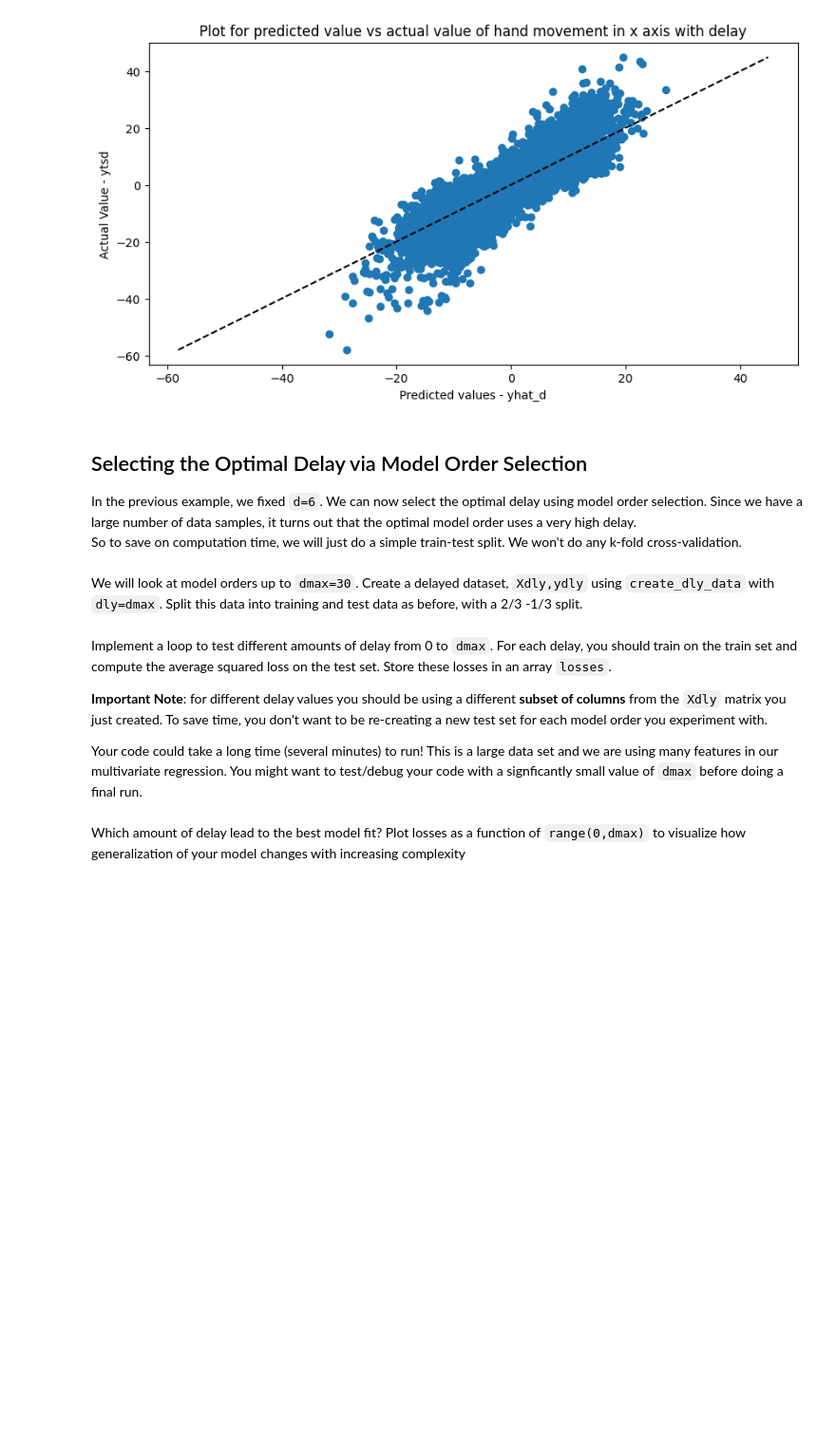
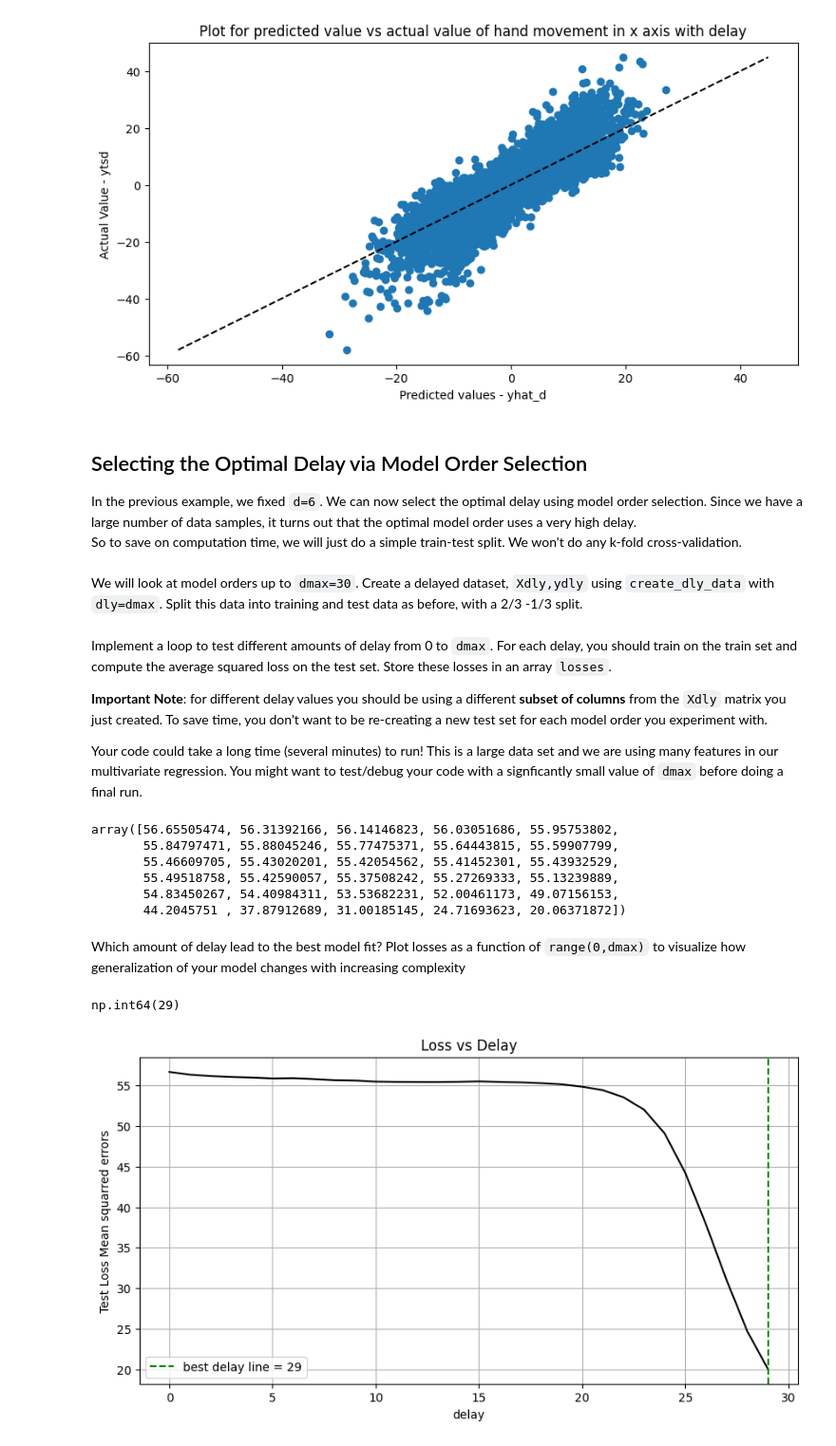
Before and after one commit to shashwatsaket46/study, a Jupyter notebook: lab2_neural.ipynb, the cells around one changed output. Shown: that part at 95% size. Cells and saved outputs as stored; diff of their text form; code cells hidden in the pictures; blank space fills up the shorter version.

```diff
--- a/lab2_neural.ipynb
+++ b/lab2_neural.ipynb
@@ -243,3 +238,9 @@ dmax = 30
+# %%
+dmax = 30
+xdly,ydly = create_dly_data(X,y,dmax)
+Xtrd, Xtsd, ytrd, ytsd = train_test_split(
+    xdly, ydly, test_size=1/3, random_state=2, shuffle=True
+)
 # %% [markdown]
 Implement a loop to test different amounts of delay from 0 to `dmax`. For each delay, you should train on the train set and compute the average squared loss on the test set. Store these losses in an array `losses`.
 
@@ -254,2 +250,23 @@ Your code could take a long time (several minutes) to run! This is a large data
+# %%
+
+losses = np.zeros(dmax)
+for i in range(0,dmax):
+    nFeatures = (i+1)*X.shape[1]
+    Xtr_subset = Xtrd[:,:nFeatures]
+    Xts_subset = Xtsd[:,:nFeatures]
+    beta = fit_mult_linear(Xtr_subset,ytrd)
+    nr =Xts_subset.shape[0]
+    col_one = np.ones((nr,1))
+    Xts_pred =np.concatenate([col_one, Xts_subset], axis =1)
+    yhat = Xts_pred @ beta
+    losses[i] = np.mean((yhat - ytsd)**2)
+losses
+# %% [output]
+array([56.65505474, 56.31392166, 56.14146823, 56.03051686, 55.95753802,
+       55.84797471, 55.88045246, 55.77475371, 55.64443815, 55.59907799,
+       55.46609705, 55.43020201, 55.42054562, 55.41452301, 55.43932529,
+       55.49518758, 55.42590057, 55.37508242, 55.27269333, 55.13239889,
+       54.83450267, 54.40984311, 53.53682231, 52.00461173, 49.07156153,
+       44.2045751 , 37.87912689, 31.00185145, 24.71693623, 20.06371872])
 # %% [markdown]
 Which amount of delay lead to the best model fit? Plot losses as a function of `range(0,dmax)` to visualize how generalization of your model changes with increasing complexity
@@ -258,0 +273,18 @@ Which amount of delay lead to the best model fit? Plot losses as a function of `
+# %%
+
+best_delay= np.argmin(losses)
+best_delay
+# %% [output]
+np.int64(29)
+# %%
+plt.figure(figsize=(10,5))
+plt.plot(range(dmax), losses, color='k')
+plt.ylabel("Test Loss Mean squarred errors")
+plt.xlabel("delay")
+plt.title("Loss vs Delay")
+plt.axvline(best_delay, color='g', linestyle='--', label=f"best delay line = {best_delay}")
+plt.legend()
+plt.grid(True)
+plt.show()
+# %% [output]
+[figure, added]
```
Also changed, not shown: parts of 3 cells of this notebook.
